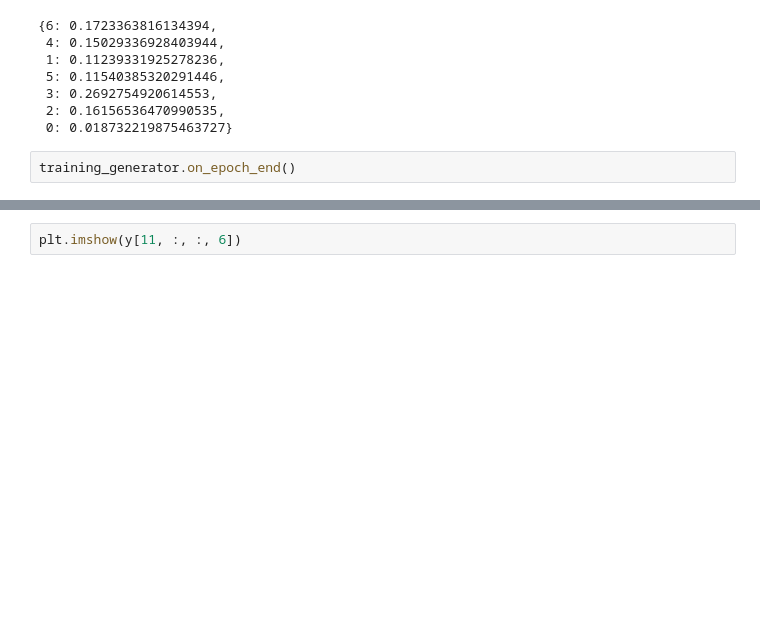
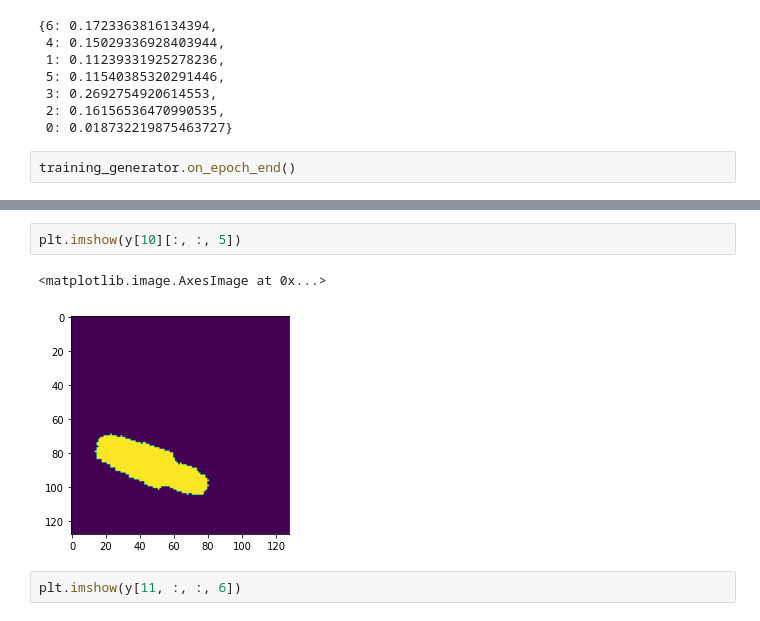
Before and after one commit to PawelPeczek/YetAnotherSegmentationExperiment, a Jupyter notebook: notebooks/KerasGeneratorUsage.ipynb, the cells around one changed output, grey strips where cells are left out. Drawn from its saved outputs; the diff is of its cells as text; blank space fills up the shorter version.

```diff
--- a/notebooks/KerasGeneratorUsage.ipynb
+++ b/notebooks/KerasGeneratorUsage.ipynb
@@ -88,3 +99,8 @@ Clipping input data to the valid range for imshow with RGB data ([0..1] for floa
+# %%
+plt.imshow(y[10][:, :, 5])
+# %% [output]
+<matplotlib.image.AxesImage at 0x...>
+[figure, added]
 # %%
 plt.imshow(y[11, :, :, 6])
 # %% [output]
```
Also changed, not shown: parts of 5 cells of this notebook, 18 other files.
